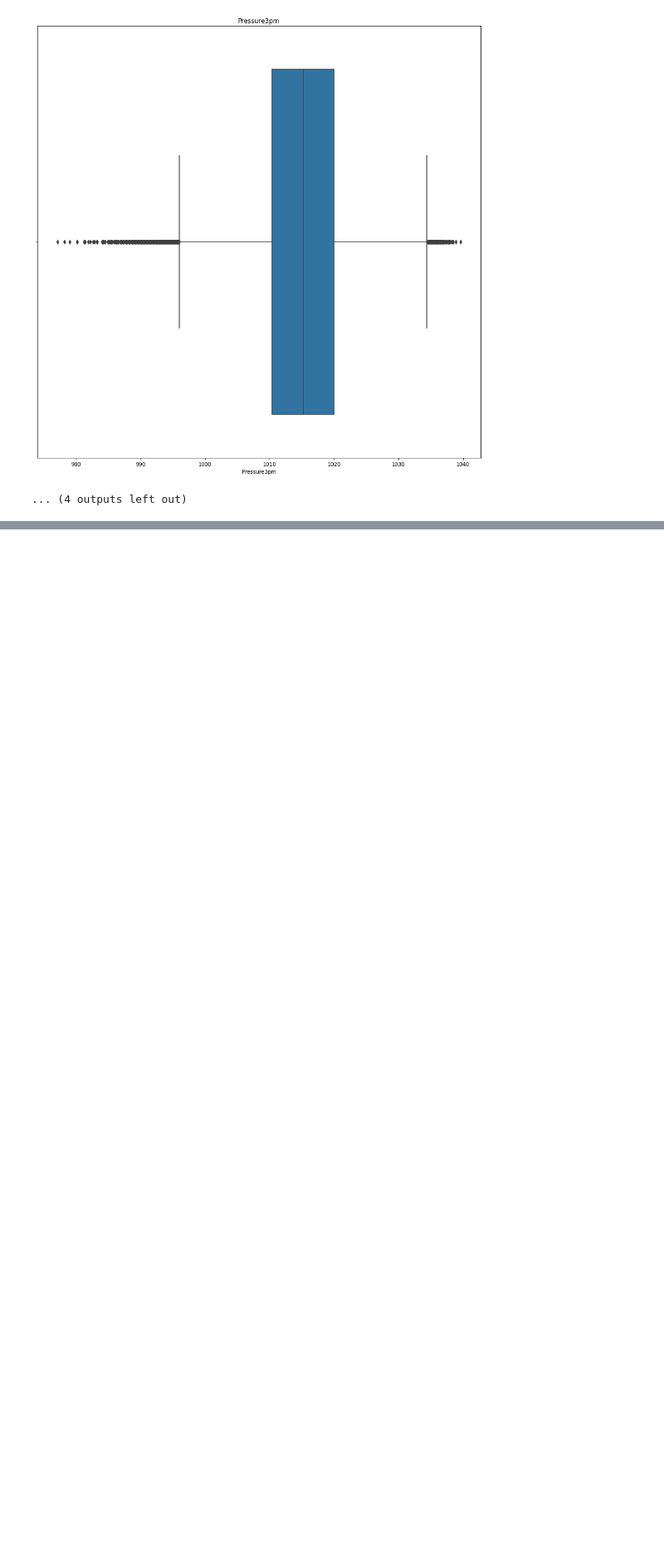
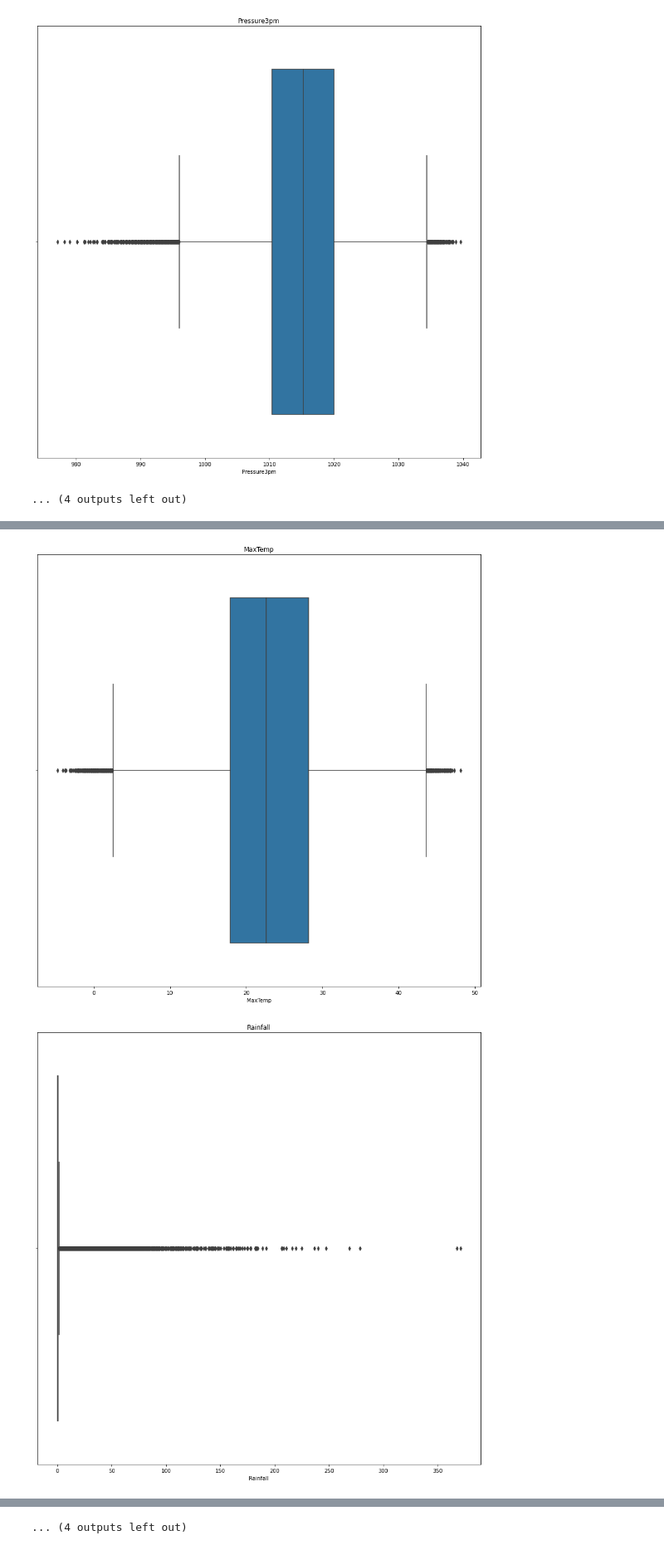
Before and after one commit to Riya2407/weather-analysis, a Jupyter notebook: weather_analysis.ipynb, the cells around one changed output, grey strips where cells are left out. Shown at 83% size. Saved outputs shown, nothing was run; the diff lists cells and outputs as text; code cells hidden in the pictures; blank space fills up the shorter version.

```diff
--- a/weather_analysis.ipynb
+++ b/weather_analysis.ipynb
@@ -242,0 +407,7 @@ df.sample(10)
+# %%
+for feature in continuous_feature:
+    data=df.copy()
+    sns.boxplot(data[feature])
+    plt.title(feature)
+    plt.figure(figsize=(15,15))
+# %% [output]
@@ -242,0 +415,2 @@ df.sample(10)
+[figure, added]
+[figure, added]
@@ -242,0 +426 @@ df.sample(10)
+... (4 outputs left out)
```
Also changed, not shown: parts of 63 cells of this notebook.
